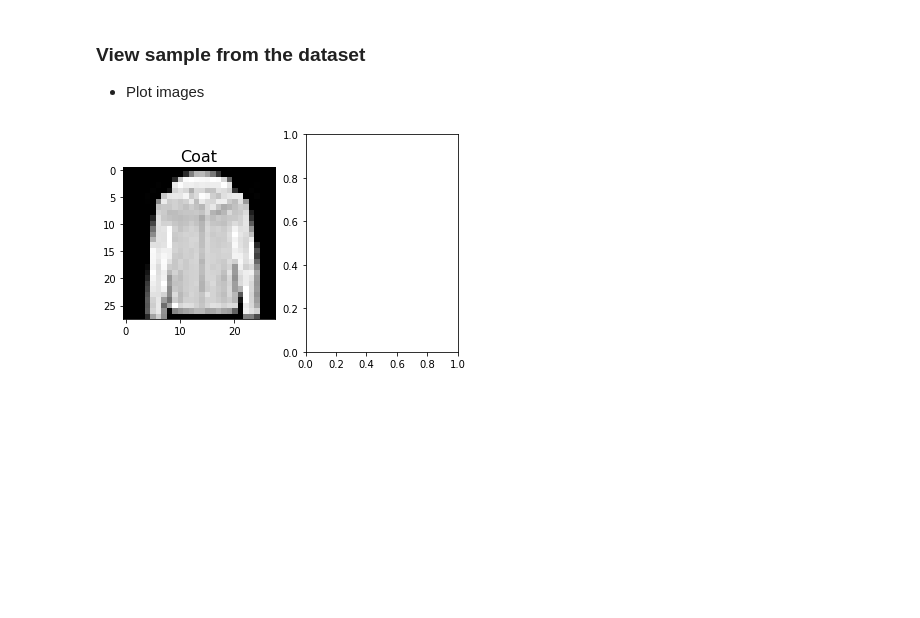
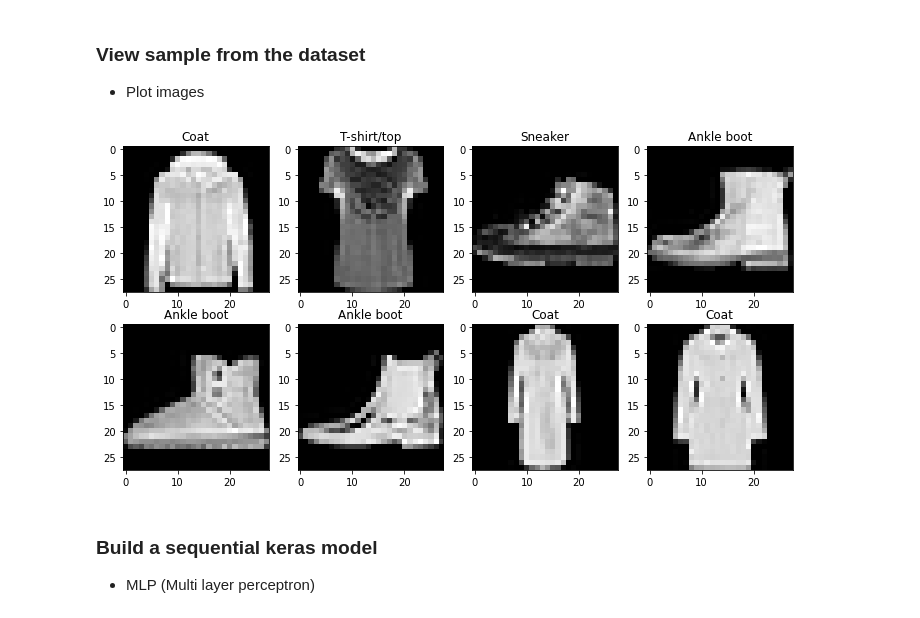
Before and after one commit to harrisMLEng/deep-learning-tensorflow-2.0, a Jupyter notebook: tensorflow-2.0-tutorials/multiclass-classification-fashion-mnist.ipynb, the cells around one changed output. Cells and saved outputs as stored; diff of their text form; code cells hidden in the pictures; blank space fills up the shorter version.

```diff
--- a/tensorflow-2.0-tutorials/multiclass-classification-fashion-mnist.ipynb
+++ b/tensorflow-2.0-tutorials/multiclass-classification-fashion-mnist.ipynb
@@ -50,9 +50,16 @@ class_names[y_train[0]]
 - Plot images
 # %%
 import matplotlib.pyplot as plt
-fig, ax = plt.subplots(1, 2)
-ax[0].imshow(X_train[0], cmap='gray', vmin=0, vmax=1)
-ax[0].set_title(class_names[y_train[0]], fontsize = 16)
+fig, ax = plt.subplots(2, 4, figsize=(12, 6))
+k = 0
+for i in range(2):
+    for j in range(4):
+        ax[i, j].imshow(X_train[k], cmap='gray', vmin=0, vmax=1)
+        ax[i, j].set_title(class_names[y_train[k]], fontsize = 12)
+        k+=1
 plt.show()
 # %% [output]
-[figure, old version]
+[figure, new version]
+# %% [markdown]
+### Build a sequential keras model
+- MLP (Multi layer perceptron)
```
Also changed, not shown: parts of 13 cells of this notebook.
